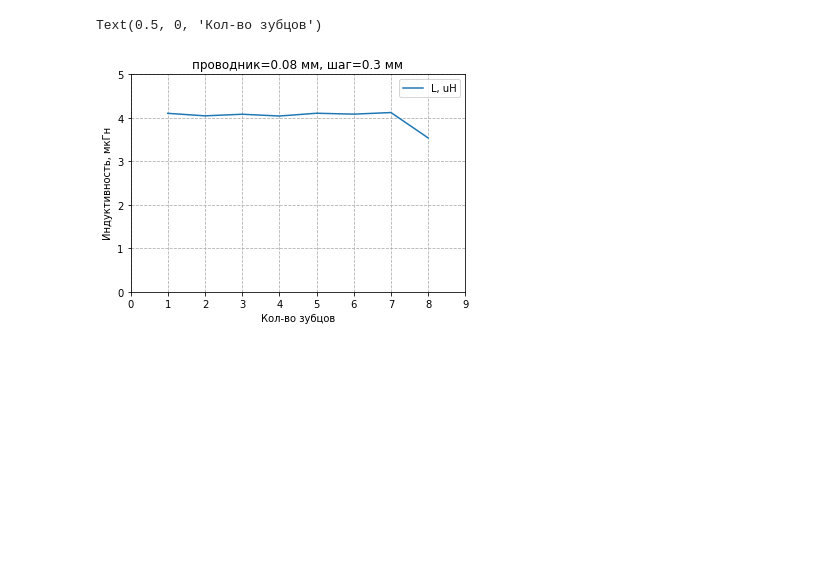
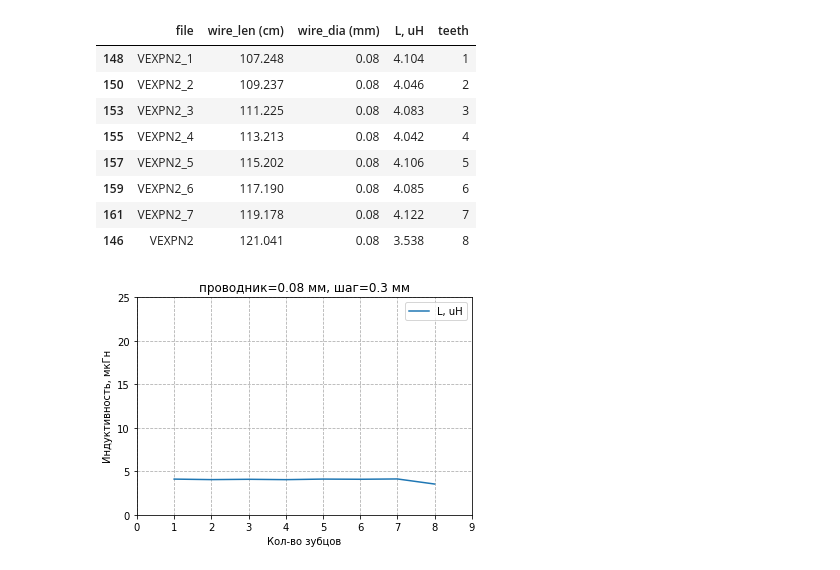
Before and after one commit to igrekus/coil-report, a Jupyter notebook: vexpn2xx.ipynb, the cells around one changed output. Saved outputs shown, nothing was run; the diff lists cells and outputs as text; code cells hidden in the pictures; blank space fills up the shorter version.

Commit message:
FEAT: add plots for vexpn2 series

```diff
--- a/vexpn2xx.ipynb
+++ b/vexpn2xx.ipynb
@@ -12,16 +12,26 @@ wire = 0.08
 rt008 = rects_teeth.loc[rects_teeth['wire_dia (mm)'] == wire]
 rt008 = rt008.sort_values(['mod'])
 rt008['teeth'] = rt008['mod'].str[-1].apply(int)
+rt008 = rt008[['file', 'wire_len (cm)', 'wire_dia (mm)', 'L, uH', 'teeth']]
 # %%
 ax = rt008.plot(x='teeth', y='L, uH', title=f'проводник={wire} мм, шаг=0.3 мм')
 ax.grid(linestyle='--')
 ax.set_xlim(0, 9)
-ax.set_ylim(0, 5)
+ax.set_ylim(0, 25)
 ax.set_ylabel('Индуктивность, мкГн')
 ax.set_xlabel('Кол-во зубцов')
+rt008
 # %% [output]
-Text(0.5, 0, 'Кол-во зубцов')
+|  | file | wire_len (cm) | wire_dia (mm) | L, uH | teeth |
+| 148 | VEXPN2_1 | 107.248 | 0.08 | 4.104 | 1 |
+| 150 | VEXPN2_2 | 109.237 | 0.08 | 4.046 | 2 |
+| 153 | VEXPN2_3 | 111.225 | 0.08 | 4.083 | 3 |
+| 155 | VEXPN2_4 | 113.213 | 0.08 | 4.042 | 4 |
+| 157 | VEXPN2_5 | 115.202 | 0.08 | 4.106 | 5 |
+| 159 | VEXPN2_6 | 117.190 | 0.08 | 4.085 | 6 |
+| 161 | VEXPN2_7 | 119.178 | 0.08 | 4.122 | 7 |
+| 146 | VEXPN2 | 121.041 | 0.08 | 3.538 | 8 |
-[figure, old version]
+[figure, new version]
 # %%
 wire = 0.1
 rt01 = rects_teeth.loc[rects_teeth['wire_dia (mm)'] == wire]
```
Also changed, not shown: parts of 2 cells of this notebook.
